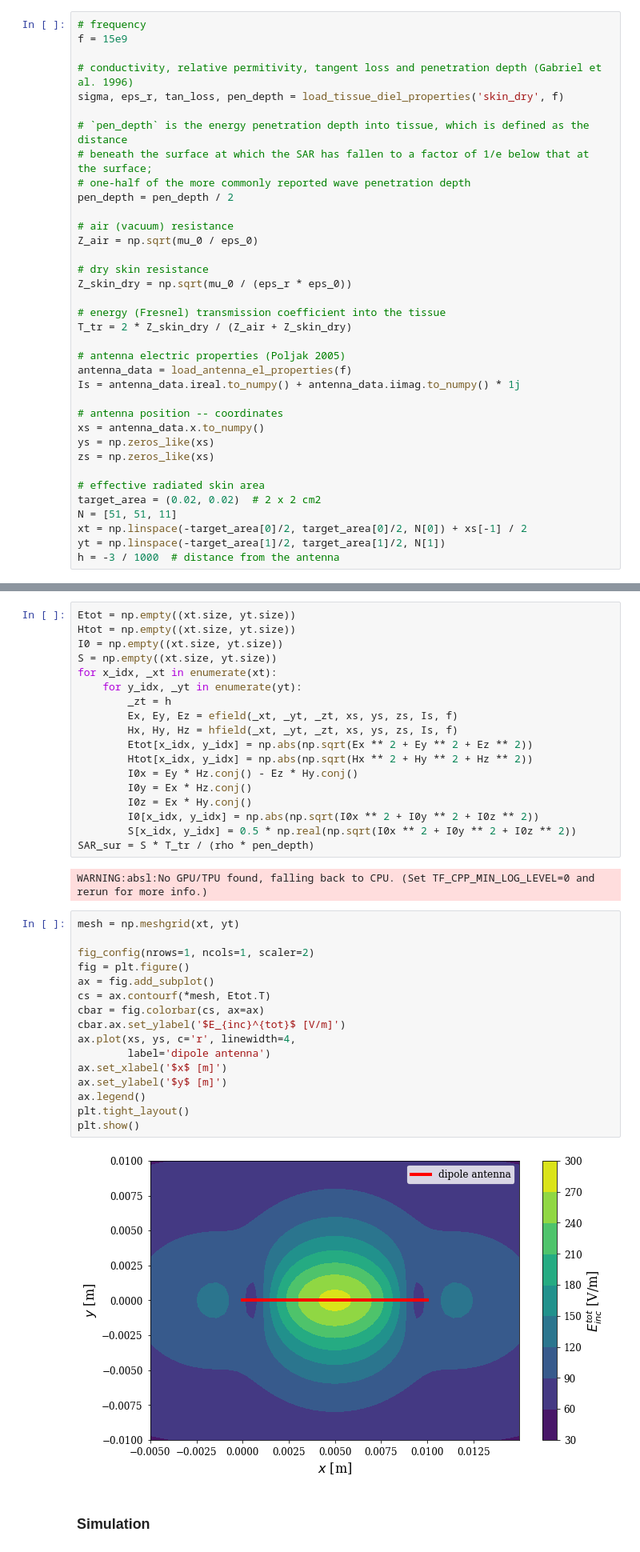
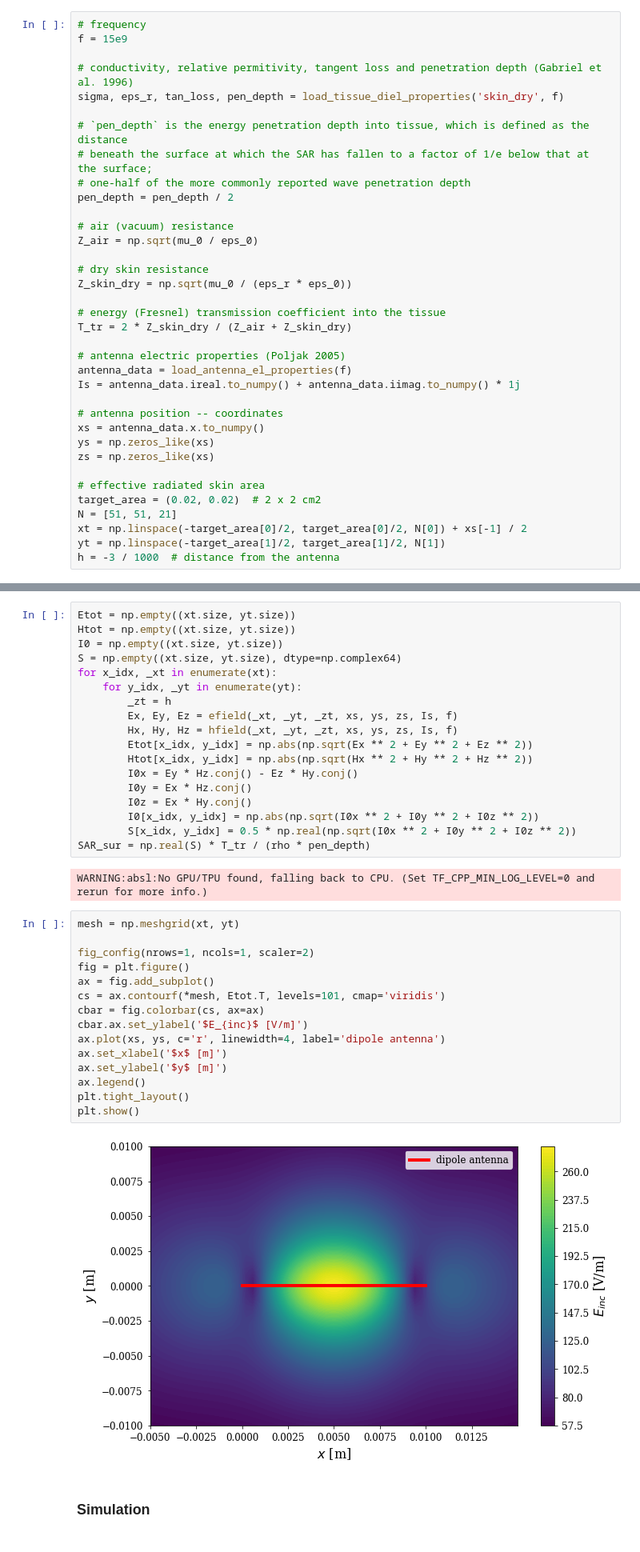
Before and after one commit to akapet00/EMF-exposure-analysis, a Jupyter notebook: demo.ipynb, the cells around one changed output, grey strips where cells are left out. Shown: that part at 80% size. Saved outputs shown, nothing was run; the diff lists cells and outputs as text.

```diff
--- a/demo.ipynb
+++ b/demo.ipynb
@@ -208,7 +206,7 @@ zs = np.zeros_like(xs)
 
 # effective radiated skin area
 target_area = (0.02, 0.02)  # 2 x 2 cm2
-N = [51, 51, 11]
+N = [51, 51, 21]
 xt = np.linspace(-target_area[0]/2, target_area[0]/2, N[0]) + xs[-1] / 2
 yt = np.linspace(-target_area[1]/2, target_area[1]/2, N[1])
 h = -3 / 1000  # distance from the antenna
@@ -218,7 +216,7 @@ h = -3 / 1000  # distance from the antenna
 Etot = np.empty((xt.size, yt.size))
 Htot = np.empty((xt.size, yt.size))
 I0 = np.empty((xt.size, yt.size))
-S = np.empty((xt.size, yt.size))
+S = np.empty((xt.size, yt.size), dtype=np.complex64)
 for x_idx, _xt in enumerate(xt):
     for y_idx, _yt in enumerate(yt):
         _zt = h
@@ -231,27 +229,26 @@ for x_idx, _xt in enumerate(xt):
         I0z = Ex * Hy.conj()
         I0[x_idx, y_idx] = np.abs(np.sqrt(I0x ** 2 + I0y ** 2 + I0z ** 2))
         S[x_idx, y_idx] = 0.5 * np.real(np.sqrt(I0x ** 2 + I0y ** 2 + I0z ** 2))
-SAR_sur = S * T_tr / (rho * pen_depth)
+SAR_sur = np.real(S) * T_tr / (rho * pen_depth)
 # %% [output]
 WARNING:absl:No GPU/TPU found, falling back to CPU. (Set TF_CPP_MIN_LOG_LEVEL=0 and rerun for more info.)
 # %%
 mesh = np.meshgrid(xt, yt)
 
 fig_config(nrows=1, ncols=1, scaler=2)
 fig = plt.figure()
 ax = fig.add_subplot()
-cs = ax.contourf(*mesh, Etot.T)
+cs = ax.contourf(*mesh, Etot.T, levels=101, cmap='viridis')
 cbar = fig.colorbar(cs, ax=ax)
-cbar.ax.set_ylabel('$E_{inc}^{tot}$ [V/m]')
-ax.plot(xs, ys, c='r', linewidth=4,
-        label='dipole antenna')
+cbar.ax.set_ylabel('$E_{inc}$ [V/m]')
+ax.plot(xs, ys, c='r', linewidth=4, label='dipole antenna')
 ax.set_xlabel('$x$ [m]')
 ax.set_ylabel('$y$ [m]')
 ax.legend()
 plt.tight_layout()
 plt.show()
 # %% [output]
-[figure, old version]
+[figure, new version]
 # %% [markdown]
 ### Simulation
 # %%
```
Also changed, not shown: parts of 10 cells of this notebook.
